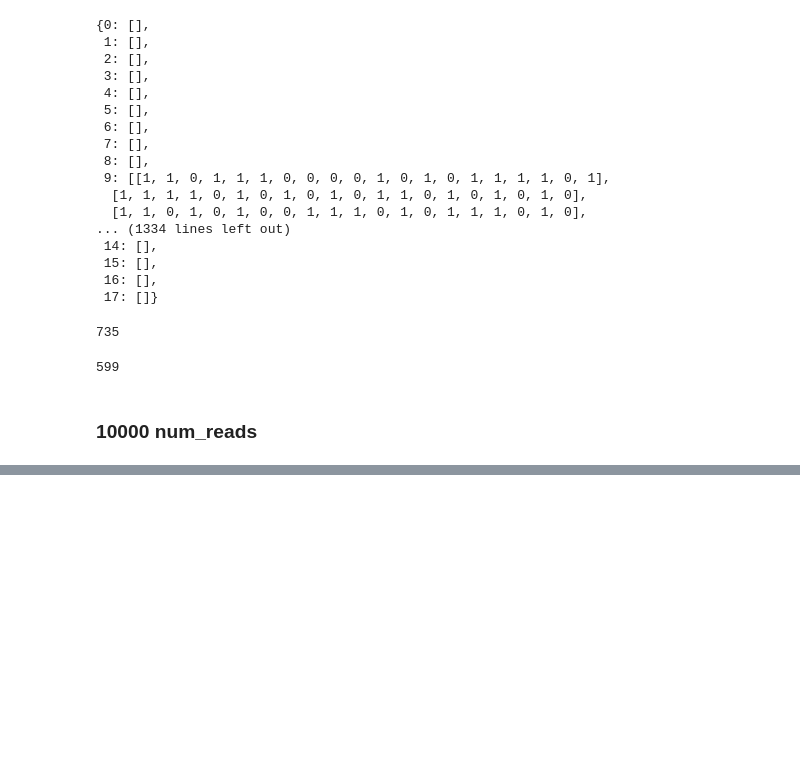
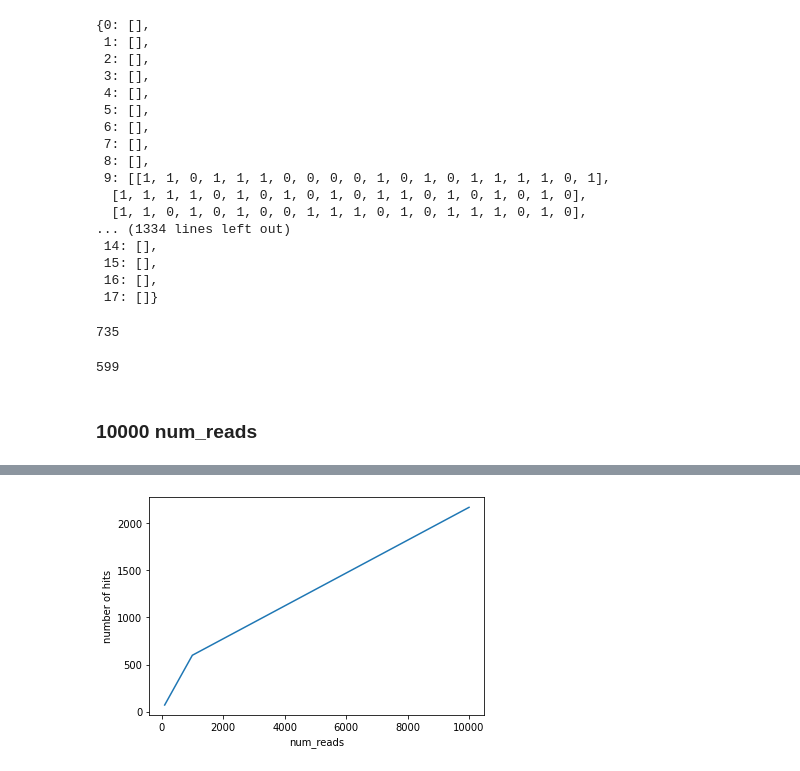
Before and after one commit to twinkle13531/master_degree, a Jupyter notebook: 202011/scripts/trials/20bit_nealSA_20201124.ipynb, the cells around one changed output, grey strips where cells are left out. Saved outputs shown, nothing was run; the diff lists cells and outputs as text; code cells hidden in the pictures; blank space fills up the shorter version.

```diff
--- a/202011/scripts/trials/20bit_nealSA_20201124.ipynb
+++ b/202011/scripts/trials/20bit_nealSA_20201124.ipynb
@@ -108,0 +159,10 @@ len(valid_y_list[9])+ len(valid_y_list[10])
+# %%
+y= [71, 599, 2169]
+x = [100, 1000, 10000]
+# %%
+plt.xlabel('num_reads')
+plt.ylabel('number of hits')
+plt.plot(x, y)
+plt.savefig('../../output/hit_numreads_10')
+# %% [output]
+[figure, added]
```
Also changed, not shown: parts of 19 cells of this notebook.
